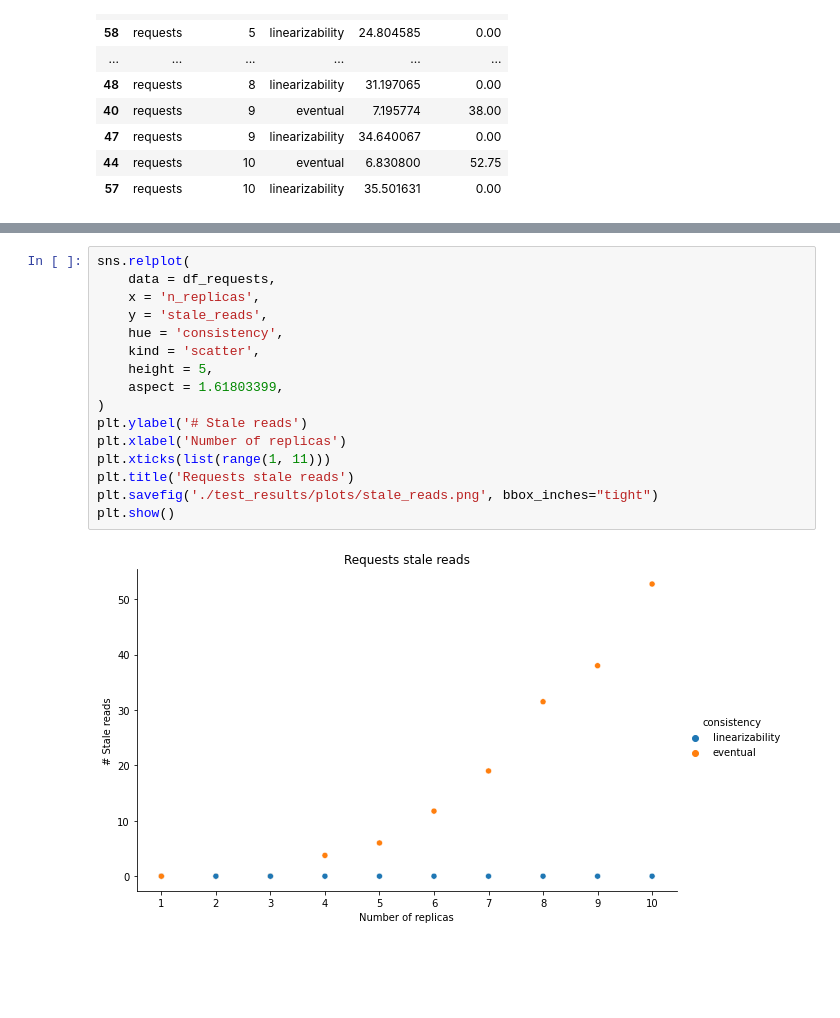
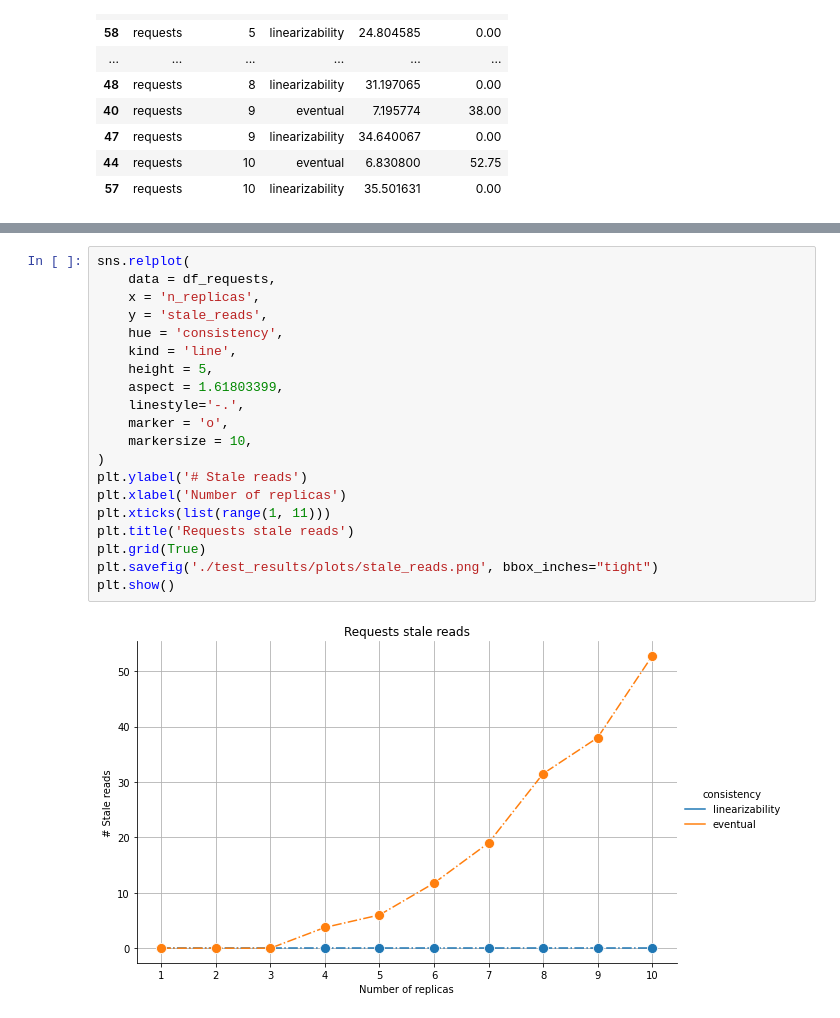
Before and after one commit to mstou/ToyChord, a Jupyter notebook: Analysis.ipynb, the cells around one changed output, grey strips where cells are left out. Drawn from its saved outputs; the diff is of its cells as text; blank space fills up the shorter version.

Commit message:
Add lines connecting the dots and grid to plots

```diff
--- a/Analysis.ipynb
+++ b/Analysis.ipynb
@@ -154,21 +157,25 @@ plt.show()
 # %%
 sns.relplot(
     data = df_requests,
     x = 'n_replicas',
     y = 'stale_reads',
     hue = 'consistency',
-    kind = 'scatter',
+    kind = 'line',
     height = 5,
     aspect = 1.61803399,
+    linestyle='-.',
+    marker = 'o',
+    markersize = 10,
 )
 plt.ylabel('# Stale reads')
 plt.xlabel('Number of replicas')
 plt.xticks(list(range(1, 11)))
 plt.title('Requests stale reads')
+plt.grid(True)
 plt.savefig('./test_results/plots/stale_reads.png', bbox_inches="tight")
 plt.show()
 # %% [output]
-[figure, old version]
+[figure, new version]
 # %%
 sns.relplot(
     data = df_queries,
```
Also changed, not shown: parts of 3 cells of this notebook, 4 other files.
